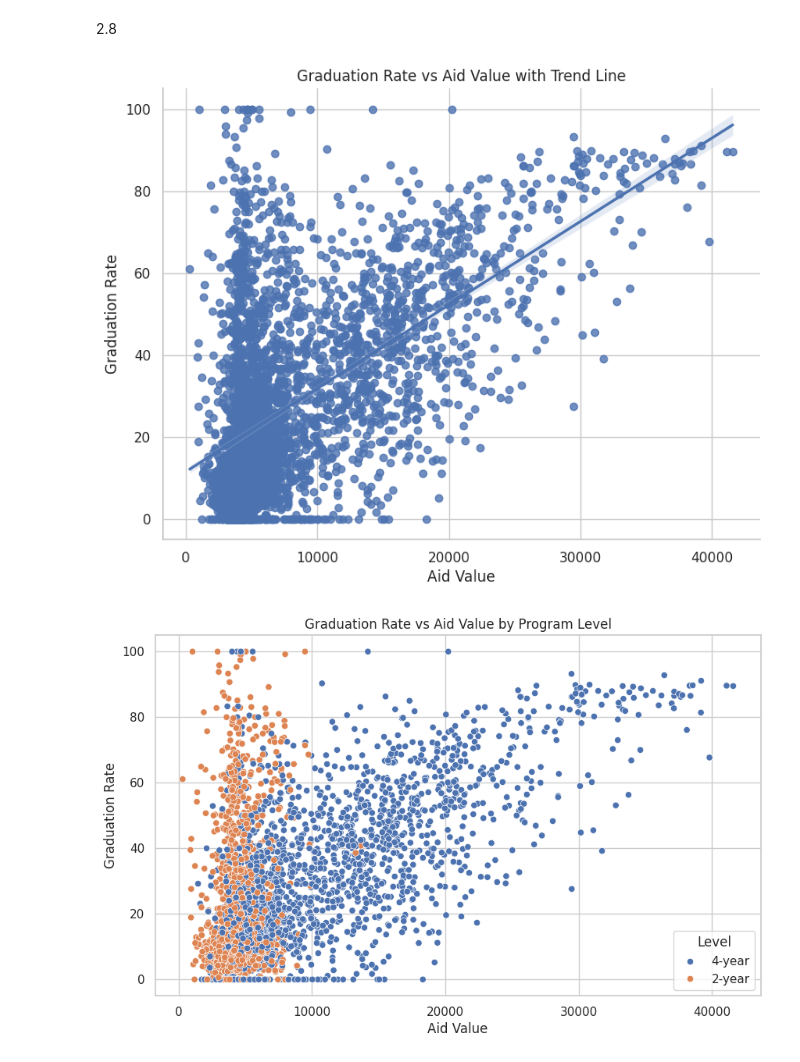
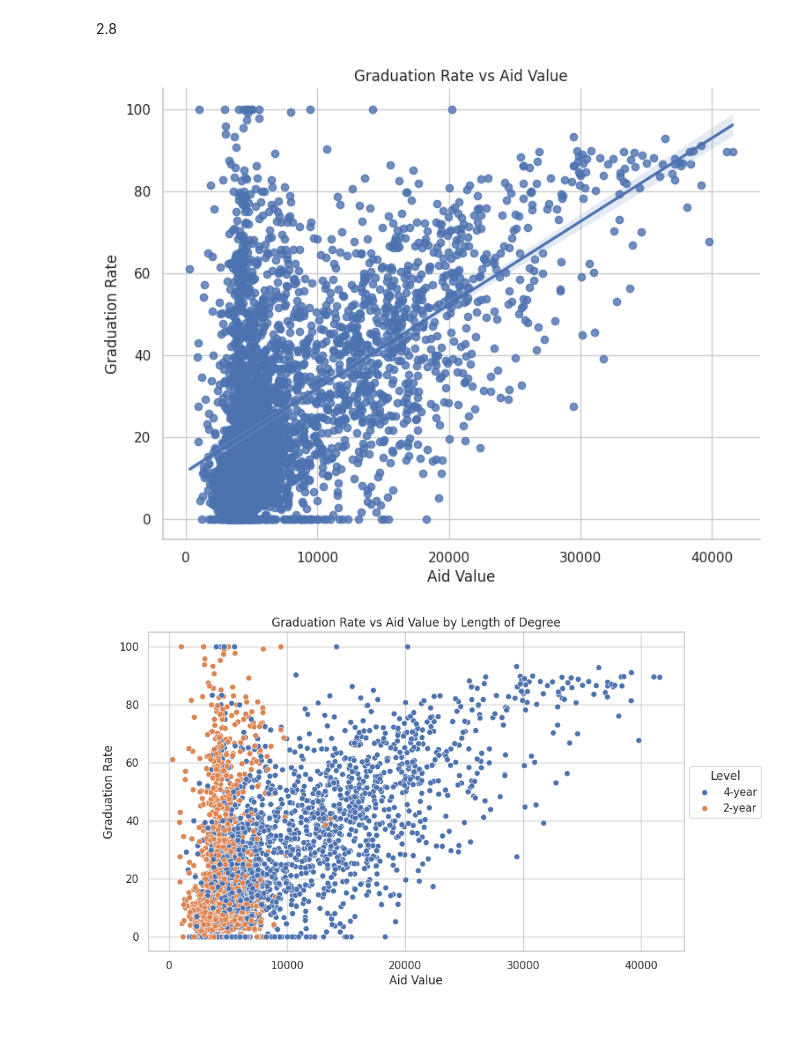
Before and after one commit to amn8ge/visualization_assignment, a Jupyter notebook: assignment.ipynb, the cells around one changed output. Saved outputs shown, nothing was run; the diff lists cells and outputs as text; code cells hidden in the pictures; blank space fills up the shorter version.

```diff
--- a/assignment.ipynb
+++ b/assignment.ipynb
@@ -453,7 +453,7 @@ level  control
 2.8
 # %%
 sns.lmplot(data=college, x='aid_value', y='grad_100_value', height=6, aspect=1.3)
-plt.title('Graduation Rate vs Aid Value with Trend Line')
+plt.title('Graduation Rate vs Aid Value')
 plt.xlabel('Aid Value')
 plt.ylabel('Graduation Rate')
 plt.show()
@@ -464,17 +464,21 @@ plt.show()
 # not for profit universities have the highest graduation rates AND award the
 # most aid.
 # %% [output]
-[figure, old version]
+[figure, new version]
 # %%
 plt.figure(figsize=(10, 6))
 sns.scatterplot(data=college, x='aid_value', y='grad_100_value', hue='level')
-plt.title('Graduation Rate vs Aid Value by Program Level')
+plt.title('Graduation Rate vs Aid Value by Length of Degree')
 plt.xlabel('Aid Value')
 plt.ylabel('Graduation Rate')
-plt.legend(title='Level')
+plt.legend(title='Level', loc='center left', bbox_to_anchor=(1, 0.5))
 plt.show()
+
+# Aid increases the graduation rate for 4-year institutions, but not for 2-year
+# ones. It appears to be the case that aid is rarely awarded to students in 2-year
+# programs, therefore it does not have an observable impact on graduation rate.
 # %% [output]
-[figure, old version]
+[figure, new version]
 # %%
 plt.figure(figsize=(10, 6))
 sns.scatterplot(data=college, x='aid_value', y='grad_100_value', hue='control')
```
Also changed, not shown: parts of 4 cells of this notebook.
